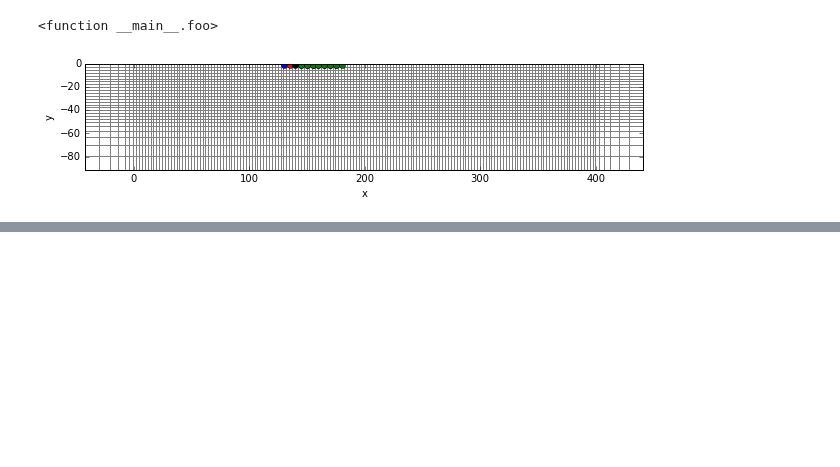
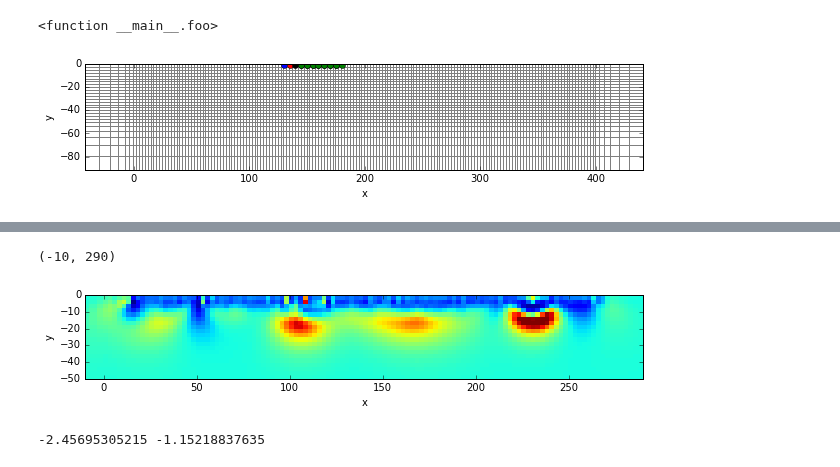
Before and after one commit to sgkang/DamGeophysics, a Jupyter notebook: notebook/DCinversionCCdam.ipynb, the cells around one changed output, grey strips where cells are left out. Drawn from its saved outputs; the diff is of its cells as text; code cells hidden in the pictures; blank space fills up the shorter version.

```diff
--- a/notebook/DCinversionCCdam.ipynb
+++ b/notebook/DCinversionCCdam.ipynb
@@ -107,0 +133,19 @@ NameError: name 'dobsDC' is not defined
+# %%
+survey2D.dobs = dobsDC
+survey2D.eps = 10**(-2.3)
+survey2D.std = 0.02
+dmisfit = DataMisfit.l2_DataMisfit(survey2D)
+regmap = Maps.IdentityMap(nP=int(mesh.nC))
+reg = Regularization.Simple(mesh,mapping=regmap,cell_weights=weight)
+# ITERATION OF inversion
+opt = Optimization.InexactGaussNewton(maxIter=15)
+
+invProb = InvProblem.BaseInvProblem(dmisfit, reg, opt)
+# Create an inversion object
+beta = Directives.BetaSchedule(coolingFactor=5, coolingRate=2)
+betaest = Directives.BetaEstimate_ByEig(beta0_ratio=1e0)
+inv = Inversion.BaseInversion(invProb, directiveList=[beta, betaest])
+problem.counter = opt.counter = Utils.Counter()
+opt.LSshorten = 0.5
+opt.remember('xc')
+mopt = inv.run(m0)
@@ -107,0 +170,16 @@ NameError: name 'dobsDC' is not defined
+# %%
+xc = opt.recall("xc")
+# %%
+fig, ax = plt.subplots(1,1, figsize = (10, 1.5))
+iteration = 8
+sigma = mapping*xc[iteration]
+dat = mesh.plotImage(1./sigma, clim=(10, 250),grid=False, ax=ax, pcolorOpts={"cmap":"jet"})
+ax.set_ylim(-50, 0)
+ax.set_xlim(-10, 290)
+# %% [output]
+(-10, 290)
+[figure, added]
+# %%
+print np.log10(sigma).min(), np.log10(sigma).max()
+# %% [output]
+-2.45695305215 -1.15218837635
```
Also changed, not shown: parts of 11 cells of this notebook, 17 other files.
